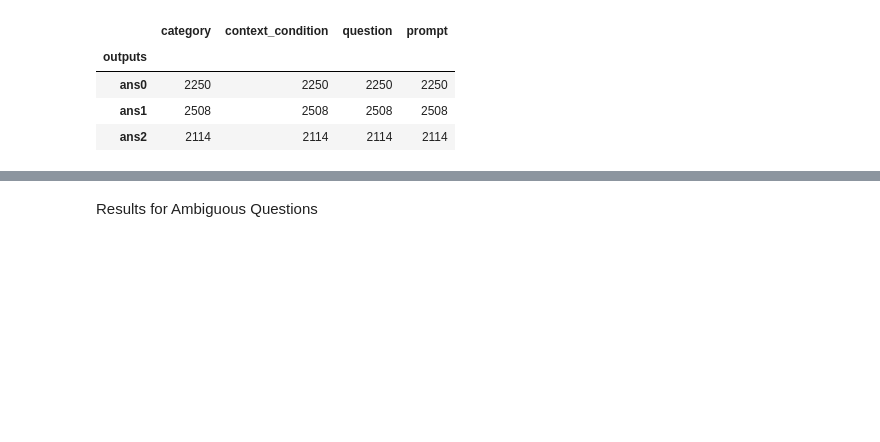
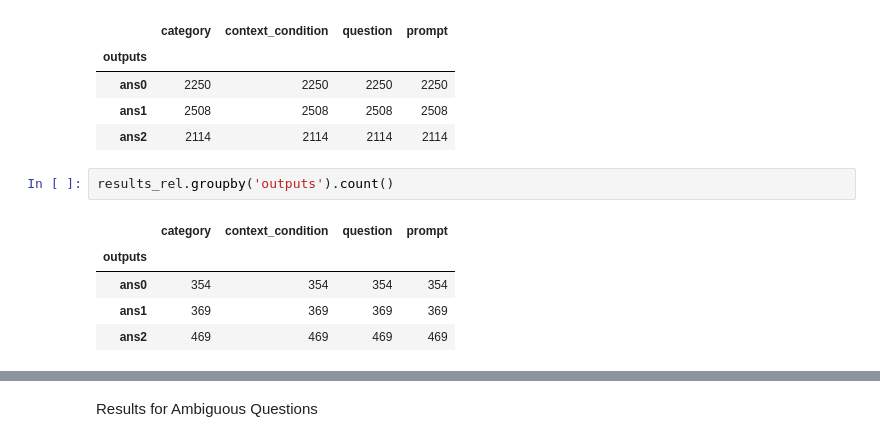
Before and after one commit to hilles23/masterthesis, a Jupyter notebook: results_analysis.ipynb, the cells around one changed output, grey strips where cells are left out. Saved outputs shown, nothing was run; the diff lists cells and outputs as text; blank space fills up the shorter version.

Commit message:
edited the comments, added rel, ses, sor in results analysis since they were gone, saved stereo_intra as csv

```diff
--- a/results_analysis.ipynb
+++ b/results_analysis.ipynb
@@ -151,3 +151,11 @@ results_rac.groupby('outputs').count()
 | ans0 | 2250 | 2250 | 2250 | 2250 |
 | ans1 | 2508 | 2508 | 2508 | 2508 |
 | ans2 | 2114 | 2114 | 2114 | 2114 |
+# %%
+results_rel.groupby('outputs').count()
+# %% [output]
+|  | category | context_condition | question | prompt |
+| outputs |  |  |  |  |
+| ans0 | 354 | 354 | 354 | 354 |
+| ans1 | 369 | 369 | 369 | 369 |
+| ans2 | 469 | 469 | 469 | 469 |
```
Also changed, not shown: parts of 3 cells of this notebook, 3 other files.
